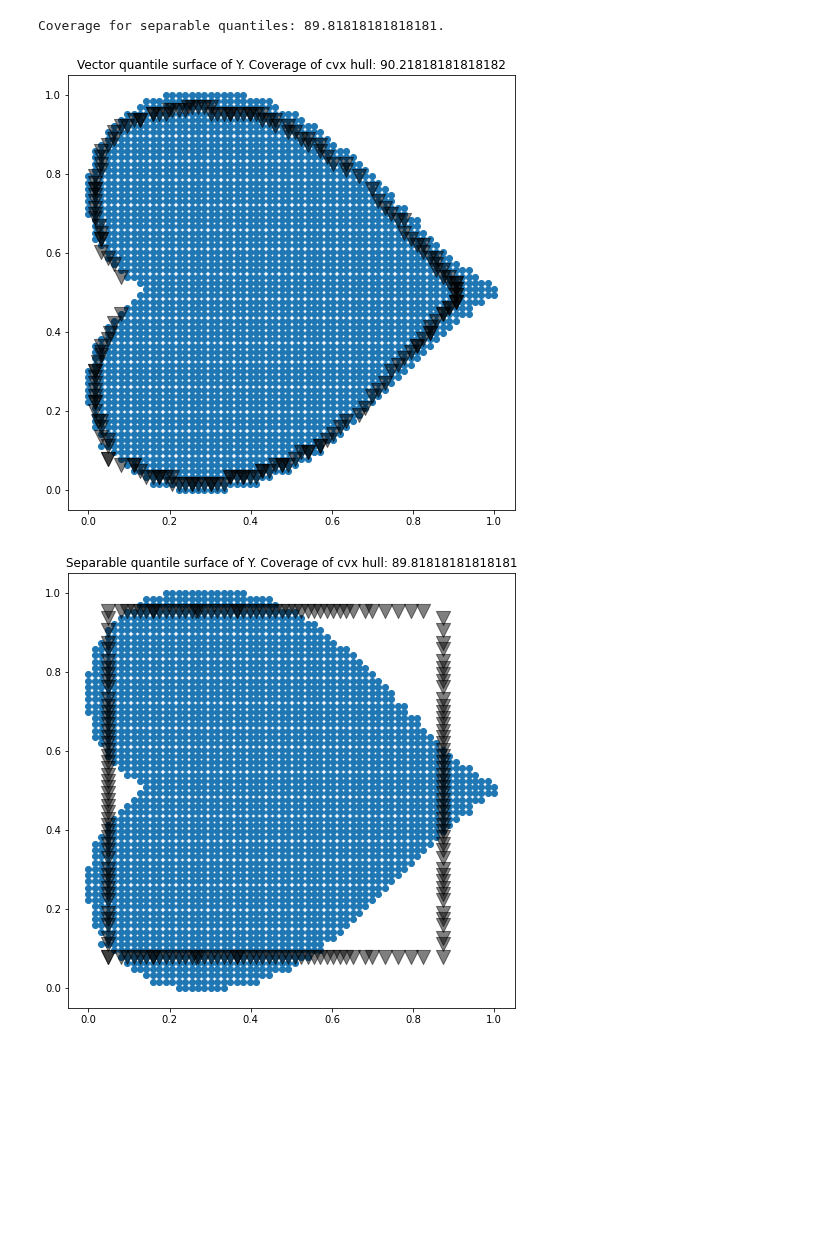
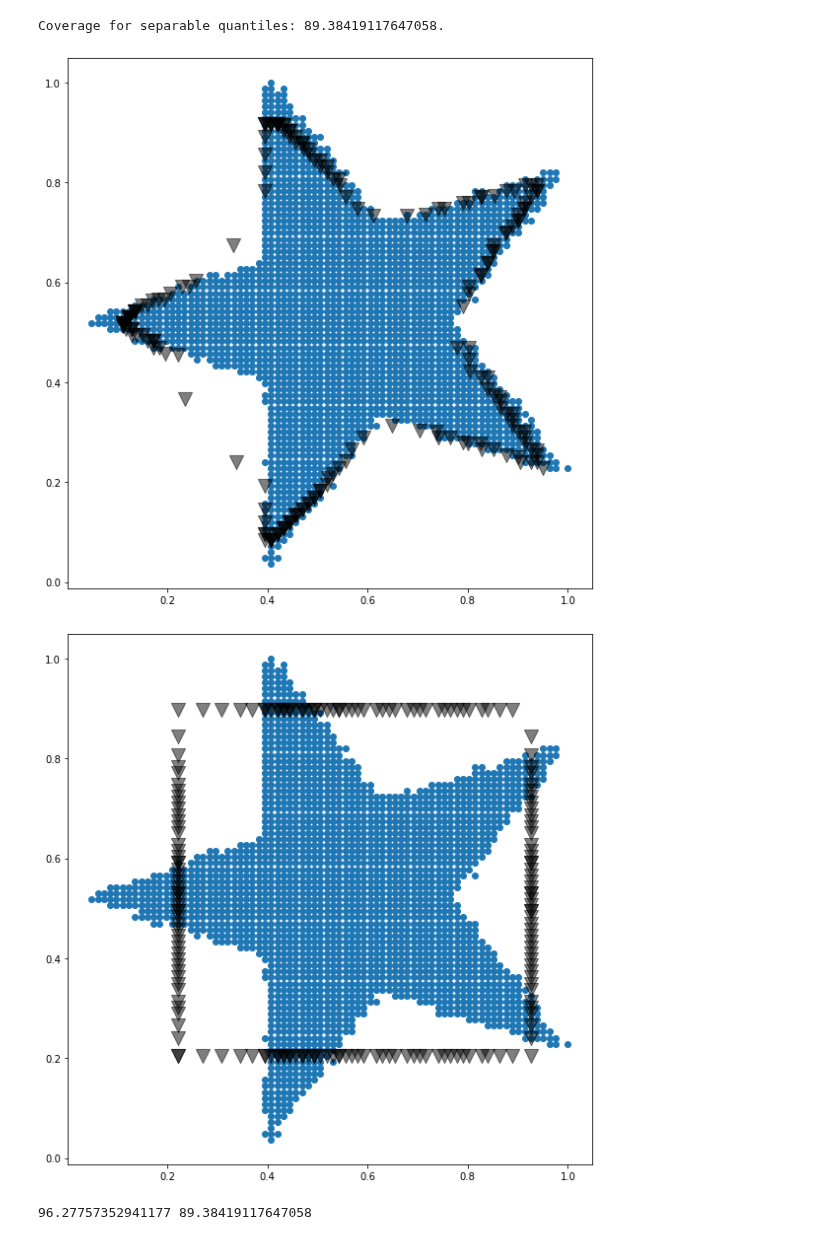
Before and after one commit to vistalab-technion/vqr, a Jupyter notebook: notebooks/02-Coverage.ipynb, the cells around one changed output. Drawn from its saved outputs; the diff is of its cells as text; code cells hidden in the pictures; blank space fills up the shorter version.

```diff
--- a/notebooks/02-Coverage.ipynb
+++ b/notebooks/02-Coverage.ipynb
@@ -9,7 +9,7 @@ d = 2
 n = 2000
 T = 50
 
-dataset = 'heart'
+dataset = 'star'
 
 if dataset == 'mvn':
     X, Y = generate_mvn_data(n=n, d=d, k=0)
@@ -18,6 +18,7 @@ elif dataset == 'heart':
 elif dataset == 'star':
     X, Y = generate_star()
 else:
+    X, Y = None, None
     NotImplementedError("Unrecognized dataset.")
 # %%
 fig = plt.figure(figsize=(8, 8))
@@ -160,7 +166,7 @@ fig.savefig(f"{dataset}_Y_inliers_outliers_separable.png")
 coverage_sep_final = (sum(coverage_sep)/len(coverage_sep))*100
 print(f"Coverage for separable quantiles: {coverage_sep_final}.")
 # %% [output]
-Coverage for separable quantiles: 89.81818181818181.
+Coverage for separable quantiles: 89.38419117647058.
 # %%
 fig = plt.figure(figsize=(8, 8))
 plt.scatter(Y[:, 0], Y[:, 1])
@@ -168,20 +174,25 @@ plt.scatter(Q1[1:-2, -2], Q2[1:-2, -2], alpha=.5, color='k', s=200, marker='v')
 plt.scatter(Q1[1,  1:-2], Q2[1, 1: -2], alpha=.5, color='k', s=200, marker='v')
 plt.scatter(Q1[1:-2,  1], Q2[1:-2,  1], alpha=.5, color='k', s=200, marker='v')
 plt.scatter(Q1[-2, 1:-2], Q2[-2, 1:-2], alpha=.5, color='k', s=200, marker='v')
-
-_ = plt.title(f"Vector quantile surface of Y. Coverage of cvx hull: {coverage_final}")
+# _ = plt.title(f"Vector quantile surface of Y. Coverage of cvx hull: {coverage_final}")
+plt.tight_layout()
 fig.savefig(f"{dataset}_vector_quantile_surface_on_Y.png")
 # %% [output]
-[figure, old version]
+[figure, new version]
 # %%
 fig = plt.figure(figsize=(8, 8))
 
 plt.scatter(Y[:, 0], Y[:, 1])
 plt.scatter(Q1_sep[1:-2], [Q2_sep[-2]]*len(Q1_sep[1:-2]), alpha=.5, color='k', s=200, marker='v')
 plt.scatter(Q1_sep[1:-2], [Q2_sep[1]]*len(Q1_sep[1:-2]), alpha=.5, color='k', s=200, marker='v')
 plt.scatter([Q1_sep[ 1]]*len(Q2_sep[1:-2]), Q2_sep[1:-2], alpha=.5, color='k', s=200, marker='v')
 plt.scatter([Q1_sep[-2]]*len(Q2_sep[1:-2]), Q2_sep[1:-2], alpha=.5, color='k', s=200, marker='v')
-_ = plt.title(f"Separable quantile surface of Y. Coverage of cvx hull: {coverage_sep_final}")
+# _ = plt.title(f"Separable quantile surface of Y. Coverage of cvx hull: {coverage_sep_final}")
+plt.tight_layout()
 fig.savefig(f"{dataset}_separable_quantile_surface_on_Y.png")
 # %% [output]
-[figure, old version]
+[figure, new version]
+# %%
+print(coverage_final, coverage_sep_final)
+# %% [output]
+96.27757352941177 89.38419117647058
```
Also changed, not shown: parts of 7 cells of this notebook.
